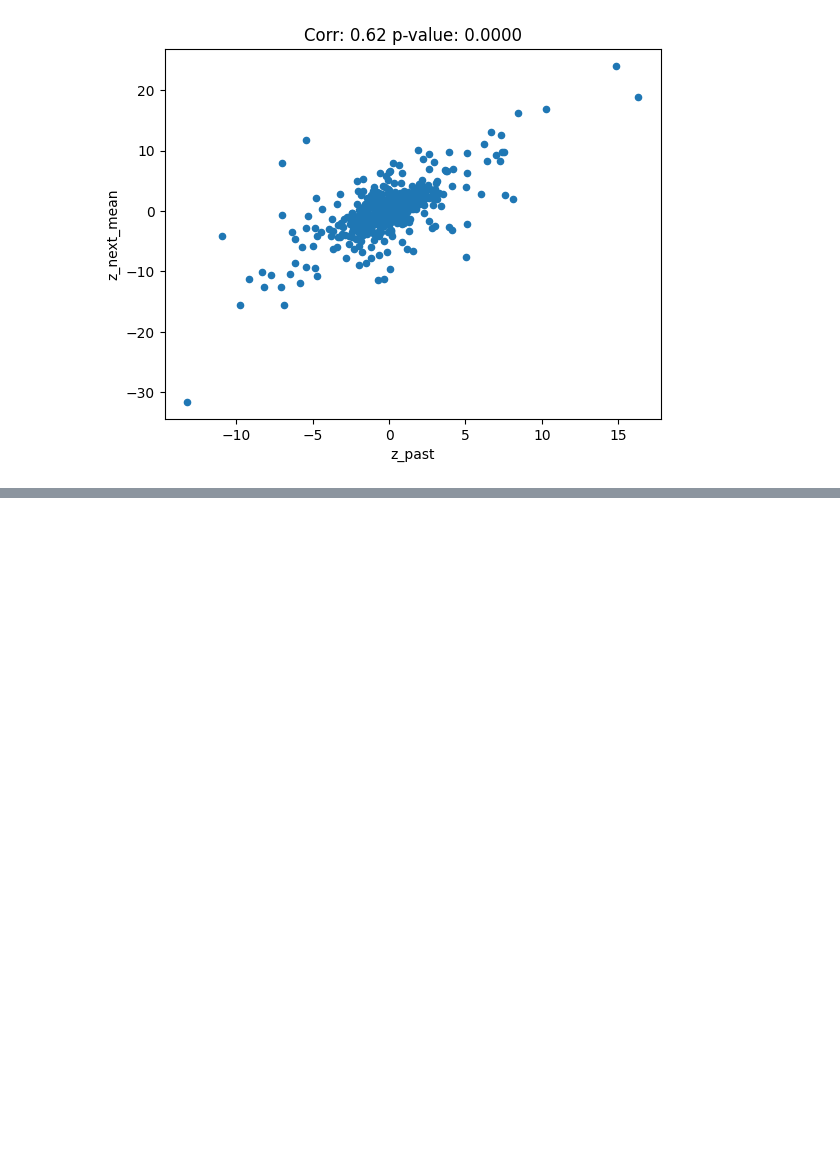
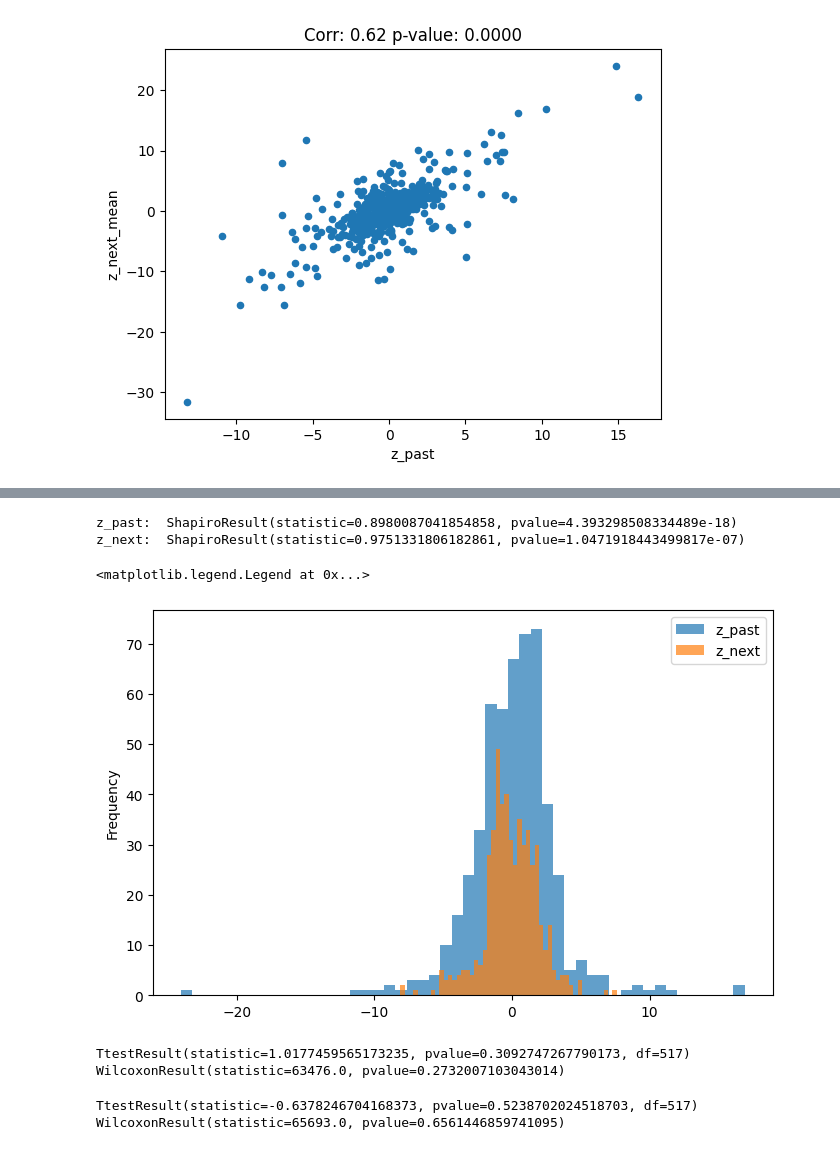
Before and after one commit to daQuincy/Takumi, a Jupyter notebook: 004 - wednesday_correlation_2.ipynb, the cells around one changed output, grey strips where cells are left out. Saved outputs shown, nothing was run; the diff lists cells and outputs as text; code cells hidden in the pictures; blank space fills up the shorter version.

```diff
--- a/004 - wednesday_correlation_2.ipynb
+++ b/004 - wednesday_correlation_2.ipynb
@@ -429,0 +525,25 @@ scatter_plot(df_result, 'z_past', 'z_next_mean', f'Corr: {correlation:.2f} p-val
+# %%
+print('z_past: ', stats.shapiro(df_result['z_past']))
+print('z_next: ', stats.shapiro(df_result['z_next']))
+
+fig, ax = plt.subplots(1, 1, figsize=(8, 5))
+df_result['z_past'].plot.hist(bins=50, ax=ax, alpha=0.7, label='z_past')
+df_result['z_next'].plot.hist(bins=50, ax=ax, alpha=0.7, label='z_next')
+plt.legend()
+# %% [output]
+z_past:  ShapiroResult(statistic=0.8980087041854858, pvalue=4.393298508334489e-18)
+z_next:  ShapiroResult(statistic=0.9751331806182861, pvalue=1.0471918443499817e-07)
+<matplotlib.legend.Legend at 0x...>
+[figure, added]
+# %%
+print(stats.ttest_rel(df_result['z_past'], df_result['z_next'], alternative='two-sided'))
+print(stats.wilcoxon(df_result['z_past'], df_result['z_next'], alternative='two-sided'))
+# %% [output]
+TtestResult(statistic=1.0177459565173235, pvalue=0.3092747267790173, df=517)
+WilcoxonResult(statistic=63476.0, pvalue=0.2732007103043014)
+# %%
+print(stats.ttest_rel(df_result['z_past'], df_result['z_next_mean'], alternative='two-sided'))
+print(stats.wilcoxon(df_result['z_past'], df_result['z_next_mean'], alternative='two-sided'))
+# %% [output]
+TtestResult(statistic=-0.6378246704168373, pvalue=0.5238702024518703, df=517)
+WilcoxonResult(statistic=65693.0, pvalue=0.6561446859741095)
```
Also changed, not shown: parts of 7 cells of this notebook, 2 other files.
